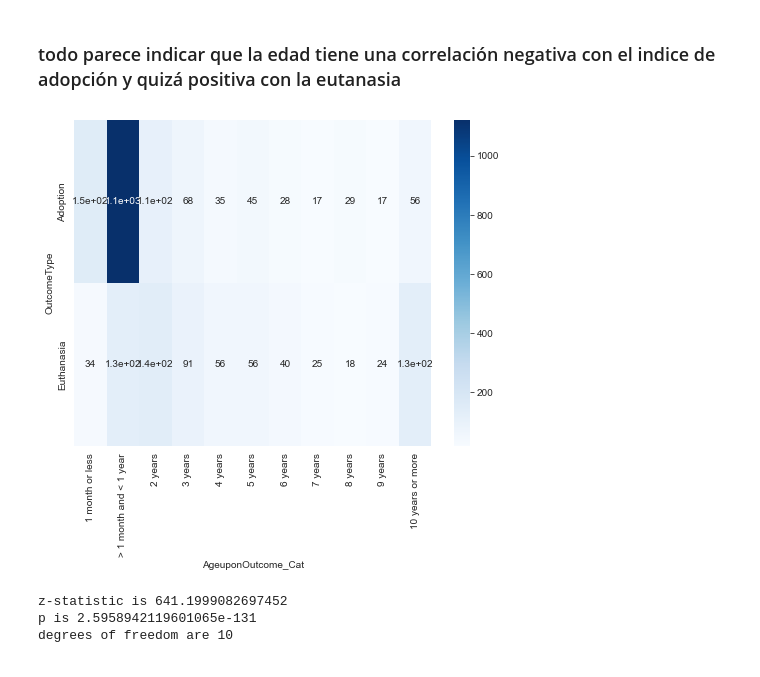
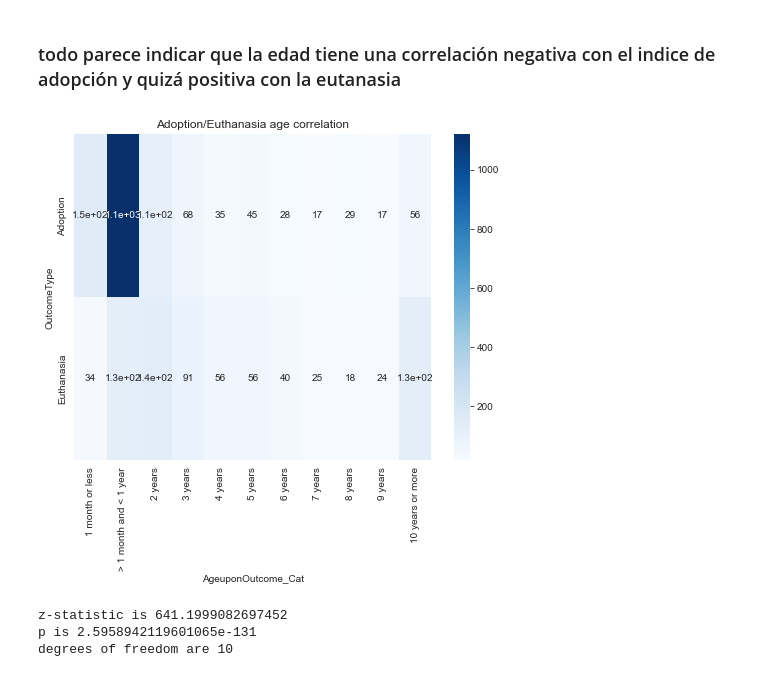
Before and after one commit to ironhack-bcn-data-pt/PR05-project-statistical-analysis, a Jupyter notebook: Project_05_pets.ipynb, the cells around one changed output. Saved outputs shown, nothing was run; the diff lists cells and outputs as text; code cells hidden in the pictures.

```diff
--- a/Project_05_pets.ipynb
+++ b/Project_05_pets.ipynb
@@ -309,10 +309,11 @@ plt.savefig('./Figures/AgeOutcomeKde_hist')
 # %%
 plt.figure(figsize=(8,6))
 cross_outage = pd.crosstab(pet_df.OutcomeType[pet_df.OutcomeType.isin(['Adoption','Euthanasia'])],pet_df.AgeuponOutcome_Cat)
 sns.heatmap(cross_outage,cmap='Blues',annot=True)
+plt.title('Adoption/Euthanasia age correlation')
 plt.savefig('./Figures/AgeAdoptionEuthanasia_heatmap')
 # %% [output]
-[figure, old version]
+[figure, new version]
 # %%
 from scipy.stats import chi2_contingency
 OutcomeAge = cross_outage
```
Also changed, not shown: parts of 16 cells of this notebook, 1 other file.
